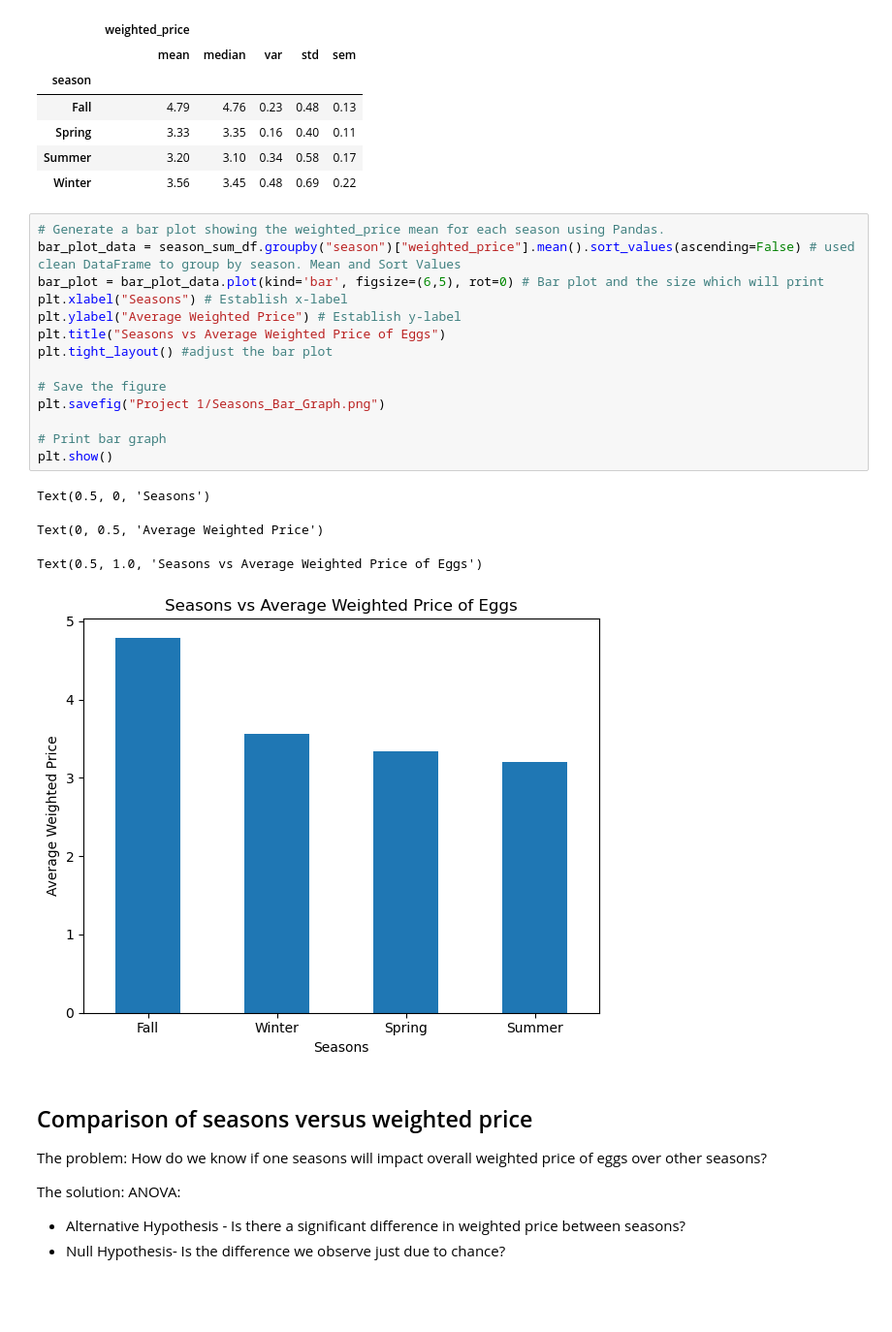
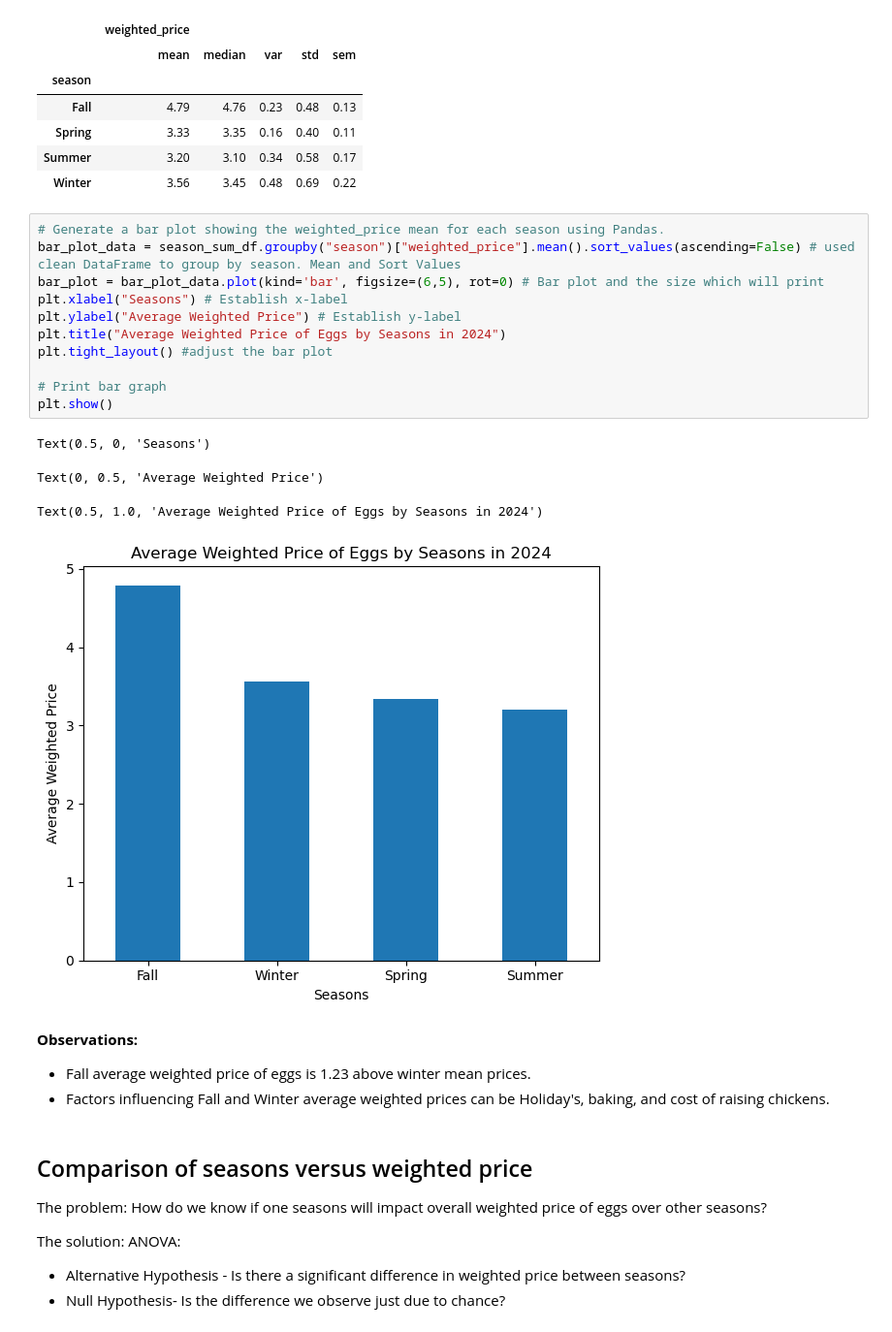
Before and after one commit to country4livin/Project-1-Repo, a Jupyter notebook: Eggs_Season.ipynb, the cells around one changed output. Shown at 97% size. Cells and saved outputs as stored; diff of their text form; blank space fills up the shorter version.

Commit message:
"Updated Eggs_Season.ipynb, README, and removed Season_Bar_Graph"

```diff
--- a/Eggs_Season.ipynb
+++ b/Eggs_Season.ipynb
@@ -122,22 +122,23 @@ summary_agg
 # %%
 # Generate a bar plot showing the weighted_price mean for each season using Pandas.
 bar_plot_data = season_sum_df.groupby("season")["weighted_price"].mean().sort_values(ascending=False) # used clean DataFrame to group by season. Mean and Sort Values
 bar_plot = bar_plot_data.plot(kind='bar', figsize=(6,5), rot=0) # Bar plot and the size which will print
 plt.xlabel("Seasons") # Establish x-label
 plt.ylabel("Average Weighted Price") # Establish y-label
-plt.title("Seasons vs Average Weighted Price of Eggs")
+plt.title("Average Weighted Price of Eggs by Seasons in 2024")
 plt.tight_layout() #adjust the bar plot
-
-# Save the figure
-plt.savefig("Project 1/Seasons_Bar_Graph.png")
 
 # Print bar graph
 plt.show()
 # %% [output]
 Text(0.5, 0, 'Seasons')
 Text(0, 0.5, 'Average Weighted Price')
-Text(0.5, 1.0, 'Seasons vs Average Weighted Price of Eggs')
+Text(0.5, 1.0, 'Average Weighted Price of Eggs by Seasons in 2024')
-[figure, old version]
+[figure, new version]
+# %% [markdown]
+**Observations:**
+- Fall average weighted price of eggs is 1.23 above winter mean prices.
+- Factors influencing Fall and Winter average weighted prices can be Holiday's, baking, and cost of raising chickens.
 # %% [markdown]
 ## Comparison of seasons versus weighted price
 
```
Also changed, not shown: parts of 2 cells of this notebook, 3 other files.
